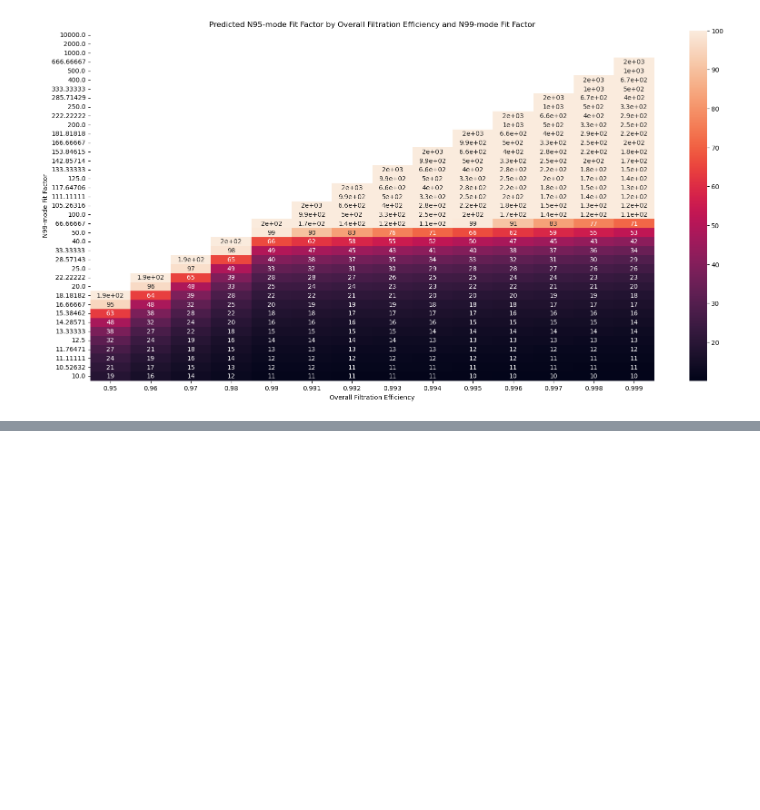
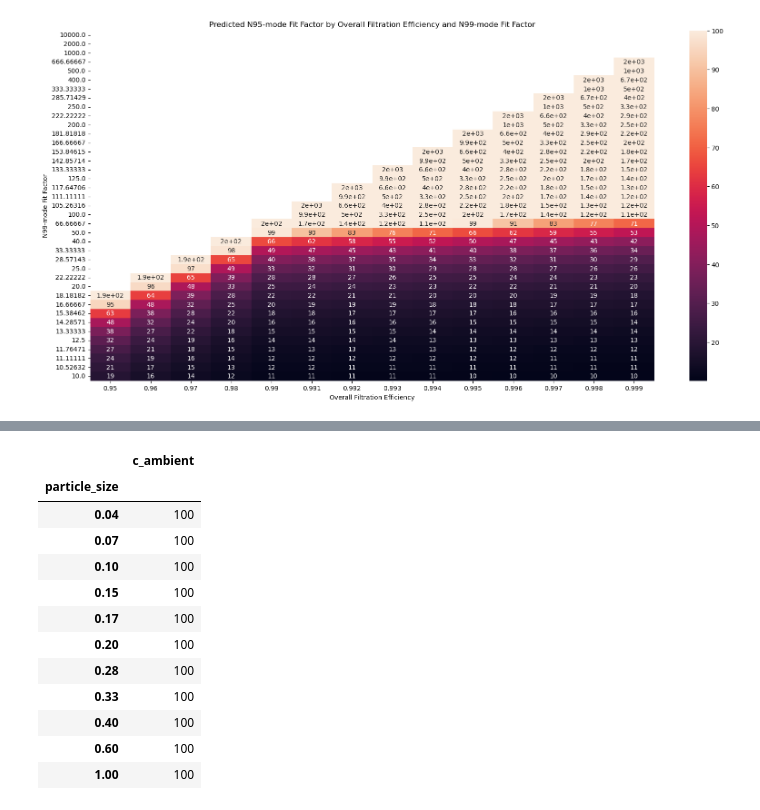
Before and after one commit to Edderic/breathesafe, a Jupyter notebook: python/mask-recommender/notebooks/inferring-n95-mode-fit-factors.ipynb, the cells around one changed output, grey strips where cells are left out. Cells and saved outputs as stored; diff of their text form; code cells hidden in the pictures; blank space fills up the shorter version.

```diff
--- a/python/mask-recommender/notebooks/inferring-n95-mode-fit-factors.ipynb
+++ b/python/mask-recommender/notebooks/inferring-n95-mode-fit-factors.ipynb
@@ -494,0 +485,4 @@ Text(0.5, 1.0, 'Predicted N95-mode Fit Factor by Overall Filtration Efficiency a
+# %%
+flat_distribution = example_filtration_eff_distribution_over_particle_size.copy()
+# %%
+flat_distribution['c_ambient'] = 100
@@ -494,0 +493,17 @@ Text(0.5, 1.0, 'Predicted N95-mode Fit Factor by Overall Filtration Efficiency a
+# %%
+c_ambient_flat = flat_distribution.drop(columns=['% efficiency'])
+c_ambient_flat
+# %% [output]
+|  | c_ambient |
+| particle_size |  |
+| 0.04 | 100 |
+| 0.07 | 100 |
+| 0.10 | 100 |
+| 0.15 | 100 |
+| 0.17 | 100 |
+| 0.20 | 100 |
+| 0.28 | 100 |
+| 0.33 | 100 |
+| 0.40 | 100 |
+| 0.60 | 100 |
+| 1.00 | 100 |
```
Also changed, not shown: parts of 26 cells of this notebook.
